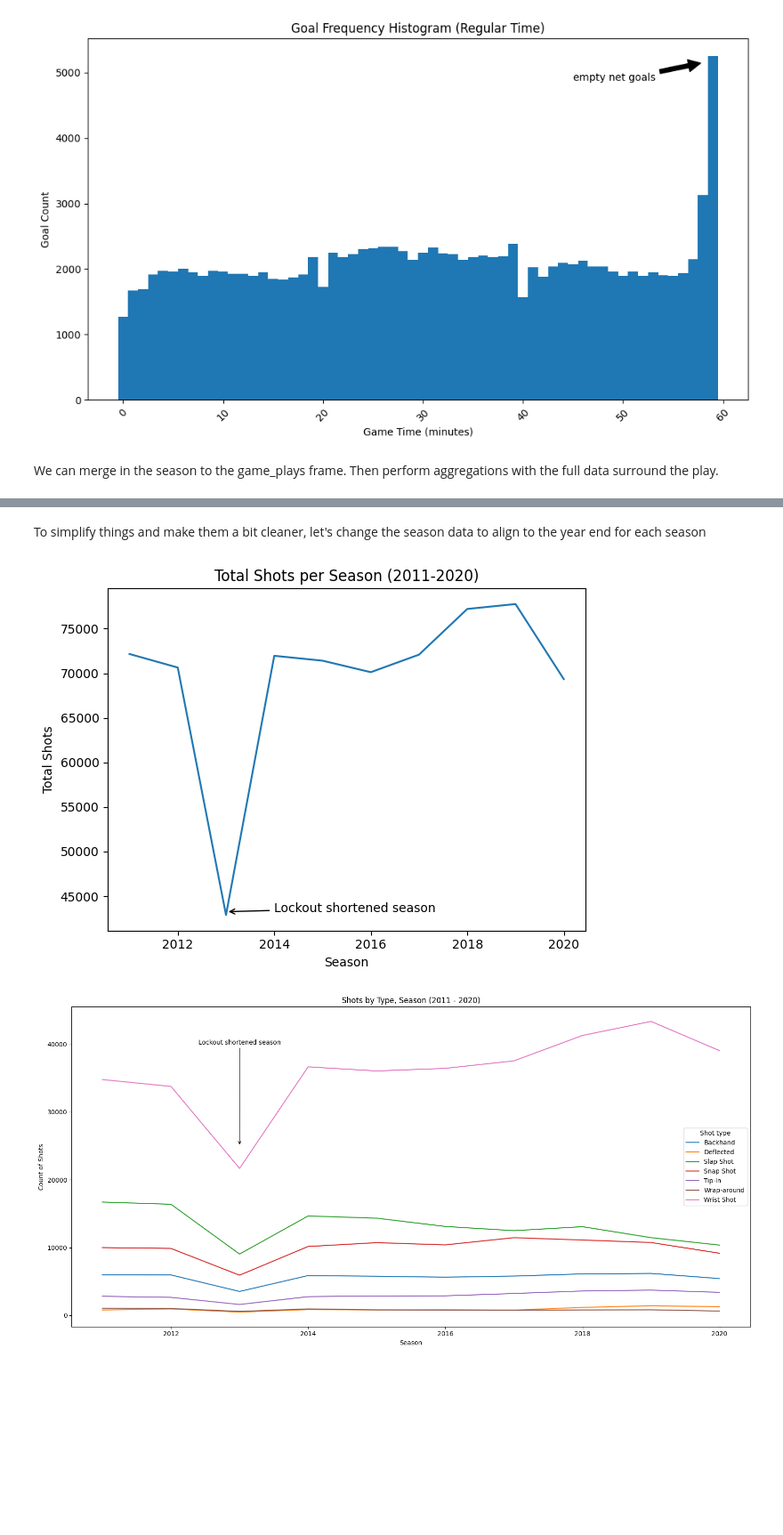
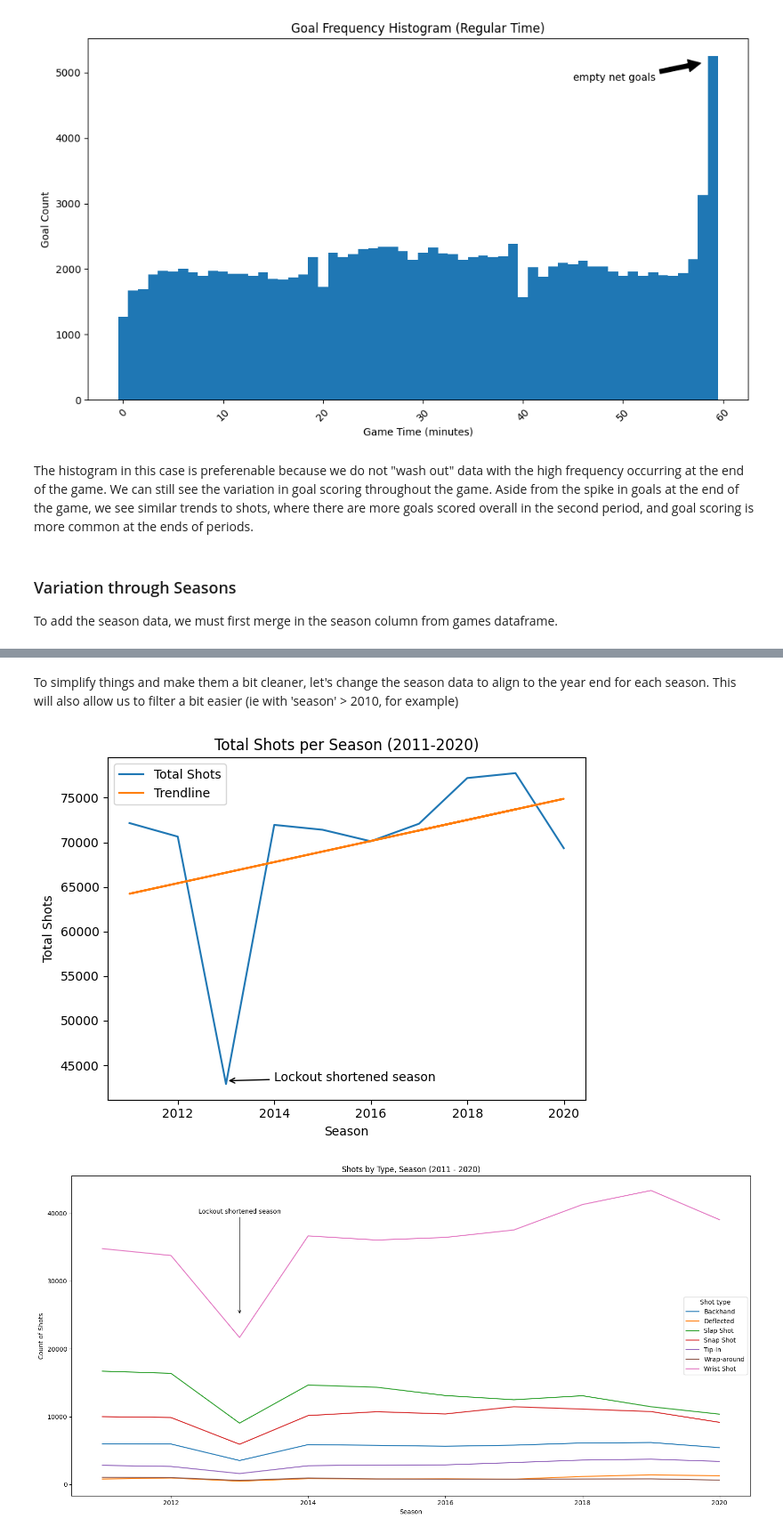
Before and after one commit to mattzirp/pucks_to_the_net, a Jupyter notebook: notebooks/time_series_analysis.ipynb, the cells around one changed output, grey strips where cells are left out. Shown at 89% size. Drawn from its saved outputs; the diff is of its cells as text; code cells hidden in the pictures; blank space fills up the shorter version.

```diff
--- a/notebooks/time_series_analysis.ipynb
+++ b/notebooks/time_series_analysis.ipynb
@@ -153,8 +183,12 @@ plt.tight_layout()
 plt.show()
 # %% [output]
 [figure]
-# %% [markdown]
-We can merge in the season to the game_plays frame. Then perform aggregations with the full data surround the play.
+# %% [markdown]
+The histogram in this case is preferenable because we do not "wash out" data with the high frequency occurring at the end of the game. We can still see the variation in goal scoring throughout the game. Aside from the spike in goals at the end of the game, we see similar trends to shots, where there are more goals scored overall in the second period, and goal scoring is more common at the ends of periods.
+# %% [markdown]
+### Variation through Seasons
+
+To add the season data, we must first merge in the season column from games dataframe.
 # %%
 game_plays = pd.merge(game_plays, games[['game_id', 'season']], how="left", on="game_id")
 # %%
@@ -181,7 +215,7 @@ st_y                   float64
 season                   int64
 dtype: object
 # %% [markdown]
-To simplify things and make them a bit cleaner, let's change the season data to align to the year end for each season
+To simplify things and make them a bit cleaner, let's change the season data to align to the year end for each season. This will also allow us to filter a bit easier (ie with 'season' > 2010, for example)
 # %%
 season_replacements = {
     20002001: 2001,
@@ -208,15 +242,25 @@ season_replacements = {
 game_plays['season'] = game_plays['season'].replace(season_replacements)
 # %%
 shots = game_plays.loc[game_plays['event'] == 'Shot']
+# %%
+# filter to years after 2010 due to missing data
+total_shots_after_2010 = shots[shots['season'] > 2010]
+
+# create a function for trendline
+df = total_shots_after_2010.groupby('season')['play_id'].count().reset_index()
+z = np.polyfit(df['season'], df['play_id'], 1)  # 1 for linear, 2 for quadratic, etc.
+p = np.poly1d(z)
 # %%
-total_shots_after_2010 = shots[shots['season'] > 2010]
+# create plot with shots data and trendline
 ax = total_shots_after_2010.groupby('season')['play_id'].count().plot(kind="line")
 ax.annotate("Lockout shortened season", xy=(2013, 43250), xytext=(2014, 43250), arrowprops=dict(arrowstyle='->'))
+plt.plot(total_shots_after_2010['season'], p(total_shots_after_2010['season']))
 plt.xlabel('Season')
 plt.ylabel('Total Shots')
 plt.title('Total Shots per Season (2011-2020)')
+plt.legend(['Total Shots', 'Trendline'])
 plt.tight_layout()
 plt.show()
 # %% [output]
-[figure, old version]
+[figure, new version]
 # %%
```
Also changed, not shown: parts of 13 cells of this notebook, 10 other files.
